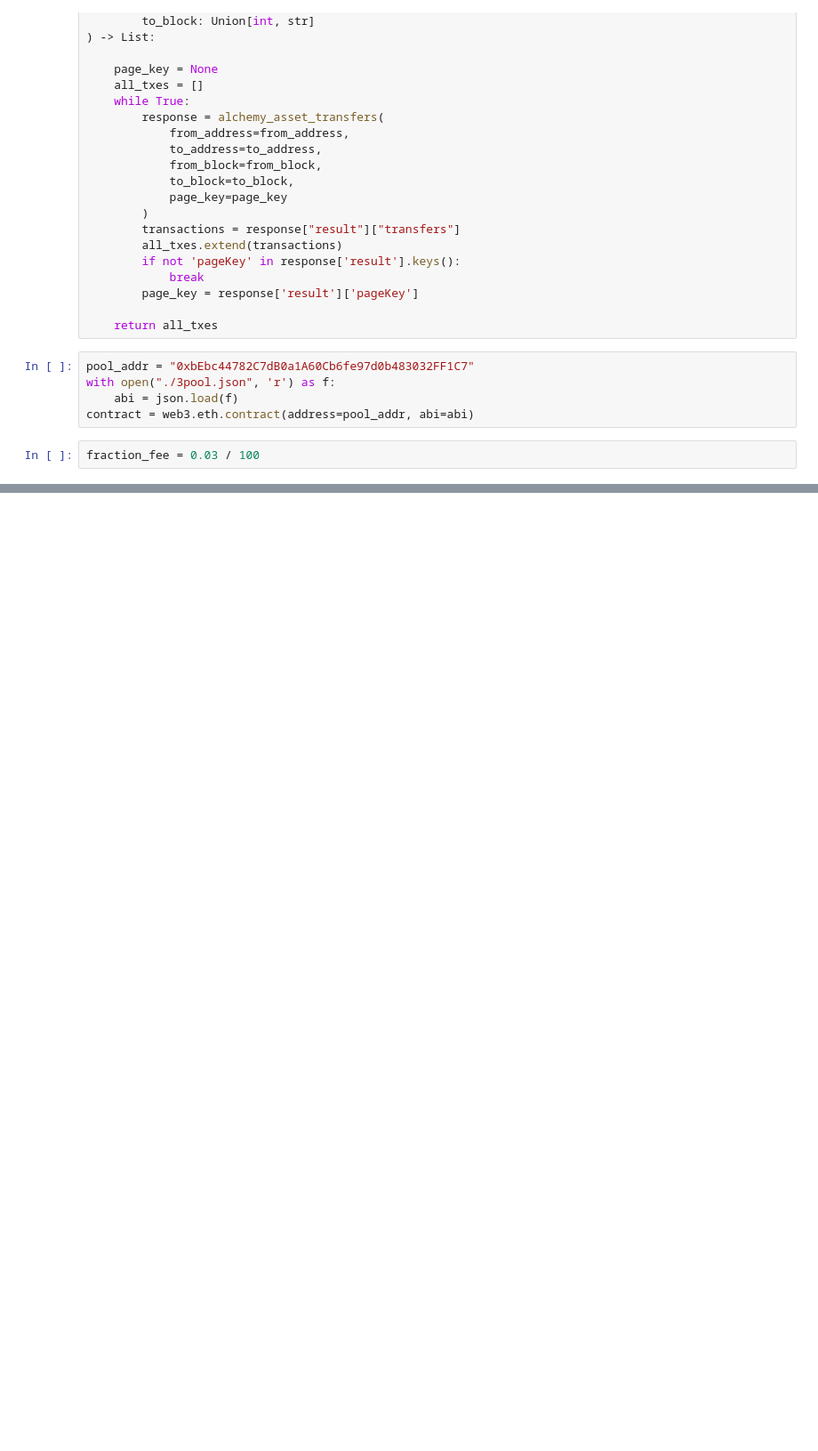
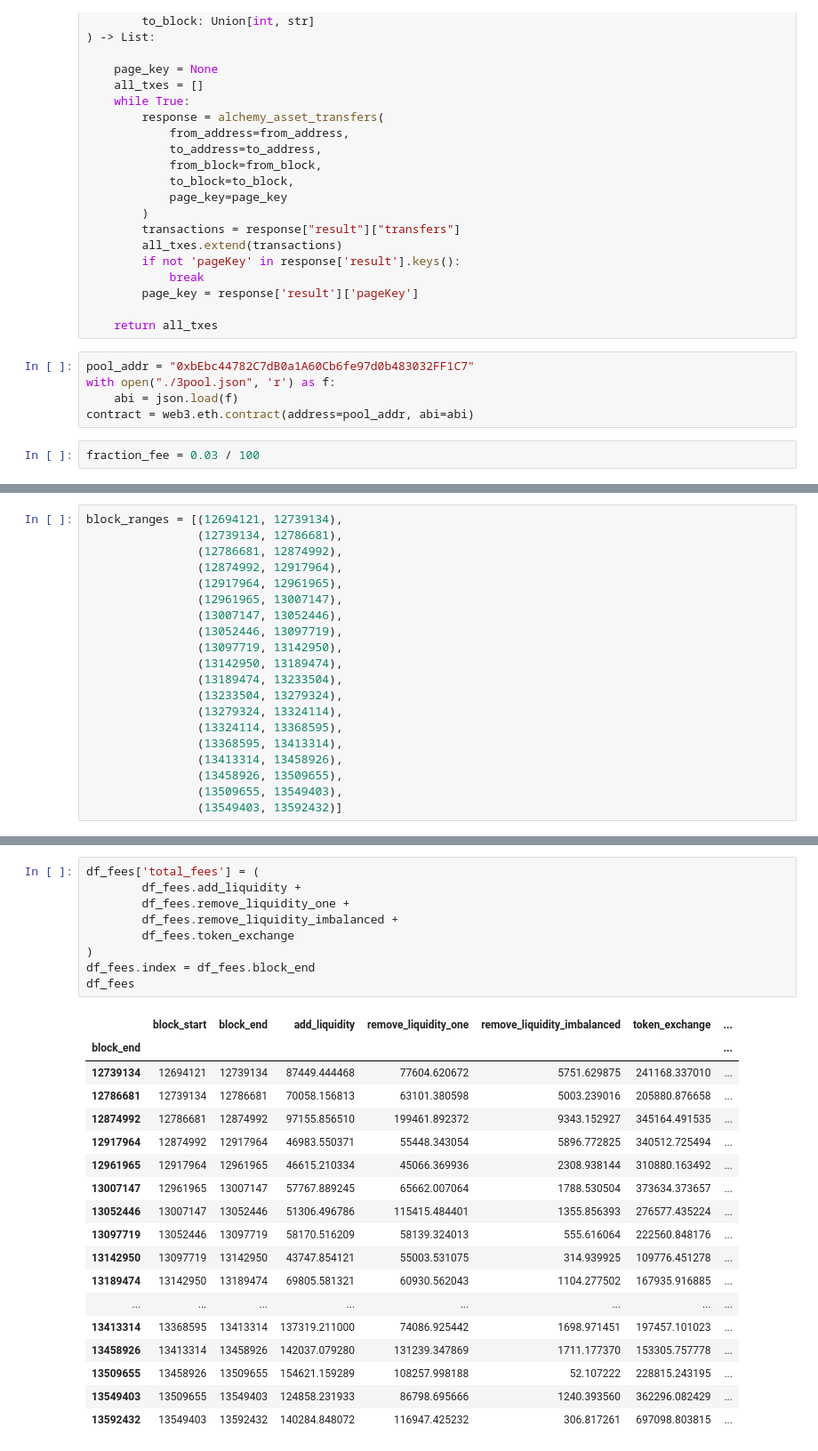
Before and after one commit to bout3fiddy/on-chain-analytics, a Jupyter notebook: notebooks/curve-analysis/curve-pools/swaps/get_fees_from_stableswaps_alchemy.ipynb, the cells around one changed output, grey strips where cells are left out. Shown at 89% size. Drawn from its saved outputs; the diff is of its cells as text; blank space fills up the shorter version.

```diff
--- a/notebooks/curve-analysis/curve-pools/swaps/get_fees_from_stableswaps_alchemy.ipynb
+++ b/notebooks/curve-analysis/curve-pools/swaps/get_fees_from_stableswaps_alchemy.ipynb
@@ -163,0 +89,20 @@ fees_for_range
+# %%
+block_ranges = [(12694121, 12739134),
+                (12739134, 12786681),
+                (12786681, 12874992),
+                (12874992, 12917964),
+                (12917964, 12961965),
+                (12961965, 13007147),
+                (13007147, 13052446),
+                (13052446, 13097719),
+                (13097719, 13142950),
+                (13142950, 13189474),
+                (13189474, 13233504),
+                (13233504, 13279324),
+                (13279324, 13324114),
+                (13324114, 13368595),
+                (13368595, 13413314),
+                (13413314, 13458926),
+                (13458926, 13509655),
+                (13509655, 13549403),
+                (13549403, 13592432)]
@@ -163,0 +209,28 @@ fees_for_range
+# %%
+df_fees['total_fees'] = (
+        df_fees.add_liquidity +
+        df_fees.remove_liquidity_one +
+        df_fees.remove_liquidity_imbalanced +
+        df_fees.token_exchange
+)
+df_fees.index = df_fees.block_end
+df_fees
+# %% [output]
+|  | block_start | block_end | add_liquidity | remove_liquidity_one | remove_liquidity_imbalanced | token_exchange | ... |
+| block_end |  |  |  |  |  |  | ... |
+| 12739134 | 12694121 | 12739134 | 87449.444468 | 77604.620672 | 5751.629875 | 241168.337010 | ... |
+| 12786681 | 12739134 | 12786681 | 70058.156813 | 63101.380598 | 5003.239016 | 205880.876658 | ... |
+| 12874992 | 12786681 | 12874992 | 97155.856510 | 199461.892372 | 9343.152927 | 345164.491535 | ... |
+| 12917964 | 12874992 | 12917964 | 46983.550371 | 55448.343054 | 5896.772825 | 340512.725494 | ... |
+| 12961965 | 12917964 | 12961965 | 46615.210334 | 45066.369936 | 2308.938144 | 310880.163492 | ... |
+| 13007147 | 12961965 | 13007147 | 57767.889245 | 65662.007064 | 1788.530504 | 373634.373657 | ... |
+| 13052446 | 13007147 | 13052446 | 51306.496786 | 115415.484401 | 1355.856393 | 276577.435224 | ... |
+| 13097719 | 13052446 | 13097719 | 58170.516209 | 58139.324013 | 555.616064 | 222560.848176 | ... |
+| 13142950 | 13097719 | 13142950 | 43747.854121 | 55003.531075 | 314.939925 | 109776.451278 | ... |
+| 13189474 | 13142950 | 13189474 | 69805.581321 | 60930.562043 | 1104.277502 | 167935.916885 | ... |
+| ... | ... | ... | ... | ... | ... | ... | ... |
+| 13413314 | 13368595 | 13413314 | 137319.211000 | 74086.925442 | 1698.971451 | 197457.101023 | ... |
+| 13458926 | 13413314 | 13458926 | 142037.079280 | 131239.347869 | 1711.177370 | 153305.757778 | ... |
+| 13509655 | 13458926 | 13509655 | 154621.159289 | 108257.998188 | 52.107222 | 228815.243195 | ... |
+| 13549403 | 13509655 | 13549403 | 124858.231933 | 86798.695666 | 1240.393560 | 362296.082429 | ... |
+| 13592432 | 13549403 | 13592432 | 140284.848072 | 116947.425232 | 306.817261 | 697098.803815 | ... |
```
Also changed, not shown: parts of 9 cells of this notebook.
